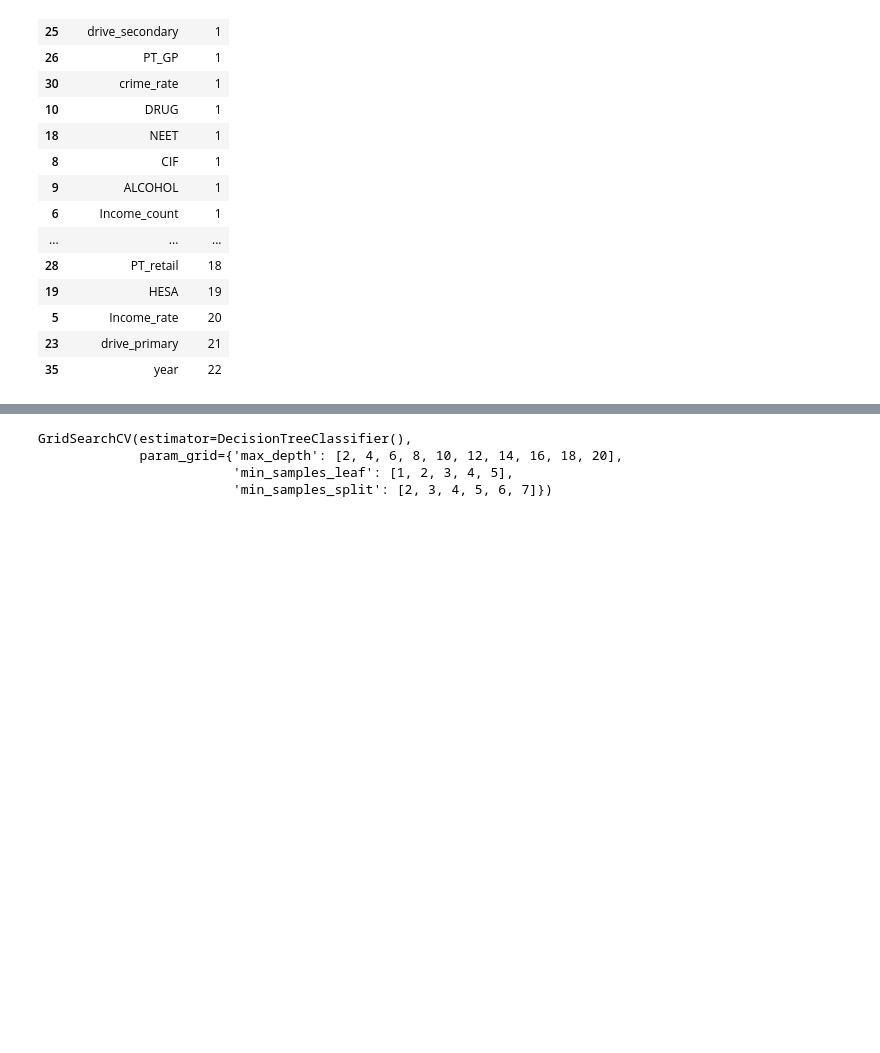
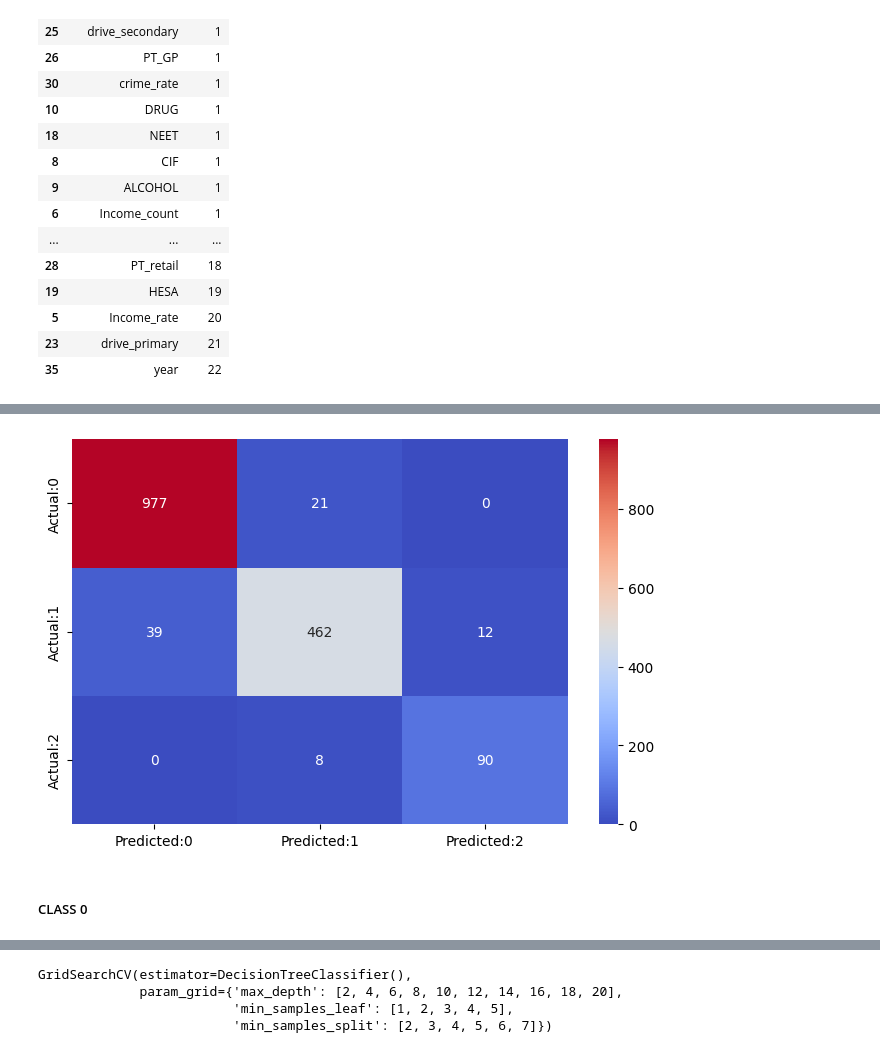
Before and after one commit to Akarshan-Jaiswal/Project_ALBA, a Jupyter notebook: notebooks/Decision_Tree_Jaga.ipynb, the cells around one changed output, grey strips where cells are left out. Saved outputs shown, nothing was run; the diff lists cells and outputs as text; code cells hidden in the pictures; blank space fills up the shorter version.

```diff
--- a/notebooks/Decision_Tree_Jaga.ipynb
+++ b/notebooks/Decision_Tree_Jaga.ipynb
@@ -386,6 +351,3 @@ features_rank.sort_values(by='Rank')
 # %%
 X_train=X_train[list(features_rank[features_rank['Rank']==1]['Feature'].values)]
 X_test=X_test[list(features_rank[features_rank['Rank']==1]['Feature'].values)]
-# %%
-model = DecisionTreeClassifier()
-model.fit(X_train, y_train)
@@ -424,0 +356,3 @@ VARIANCE ERROR:  0.3704766654009976
+# %%
+Trimmed_model=decisionTree(X_train,y_train)
+Trimmed_model_predictions=Trimmed_model.predict(X_test)
@@ -424,0 +369,6 @@ VARIANCE ERROR:  0.3704766654009976
+# %%
+Trimmed_model.Display_Confusion_Matrix(y_test,Trimmed_model_predictions)
+# %% [output]
+[figure, added]
+# %% [markdown]
+##### CLASS 0
```
Also changed, not shown: parts of 86 cells of this notebook, 1 other file.
